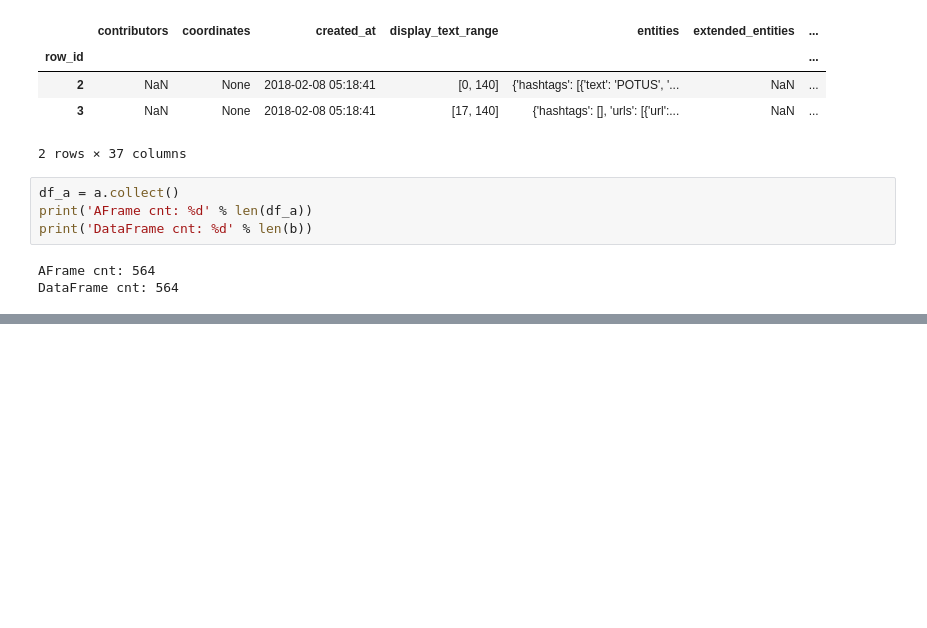
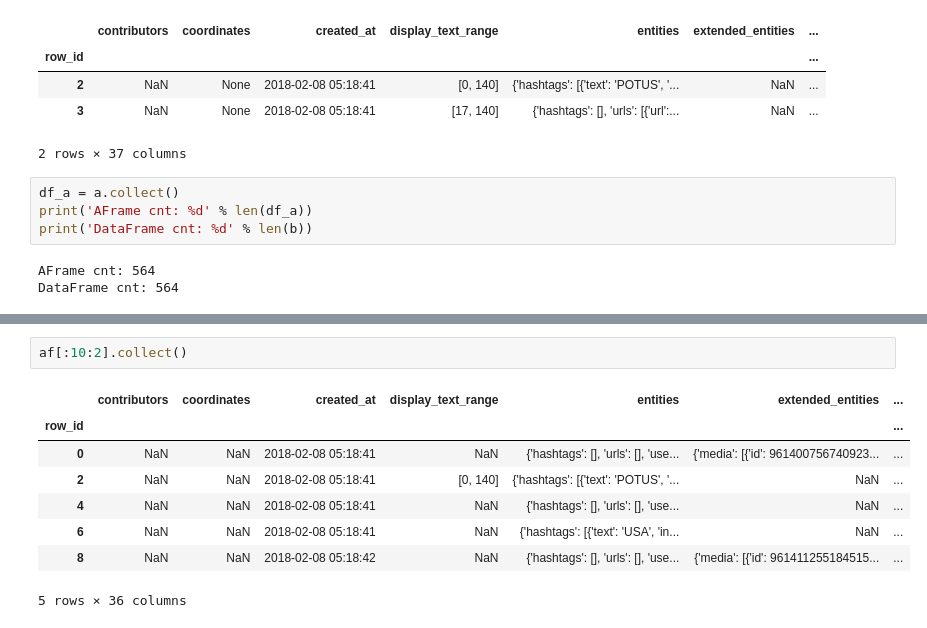
Before and after one commit to psinthong/AFrame, a Jupyter notebook: AFrame.ipynb, the cells around one changed output, grey strips where cells are left out. Drawn from its saved outputs; the diff is of its cells as text; blank space fills up the shorter version.

```diff
--- a/AFrame.ipynb
+++ b/AFrame.ipynb
@@ -198,0 +199,11 @@ hdf3.join(hdf3_copy, rsuffix='copy')
+# %%
+af[:10:2].collect()
+# %% [output]
+|  | contributors | coordinates | created_at | display_text_range | entities | extended_entities | ... |
+| row_id |  |  |  |  |  |  | ... |
+| 0 | NaN | NaN | 2018-02-08 05:18:41 | NaN | {'hashtags': [], 'urls': [], 'use... | {'media': [{'id': 961400756740923... | ... |
+| 2 | NaN | NaN | 2018-02-08 05:18:41 | [0, 140] | {'hashtags': [{'text': 'POTUS', '... | NaN | ... |
+| 4 | NaN | NaN | 2018-02-08 05:18:41 | NaN | {'hashtags': [], 'urls': [], 'use... | NaN | ... |
+| 6 | NaN | NaN | 2018-02-08 05:18:41 | NaN | {'hashtags': [{'text': 'USA', 'in... | NaN | ... |
+| 8 | NaN | NaN | 2018-02-08 05:18:42 | NaN | {'hashtags': [], 'urls': [], 'use... | {'media': [{'id': 961411255184515... | ... |
+5 rows × 36 columns
```
Also changed, not shown: parts of 17 cells of this notebook, 4 other files.
